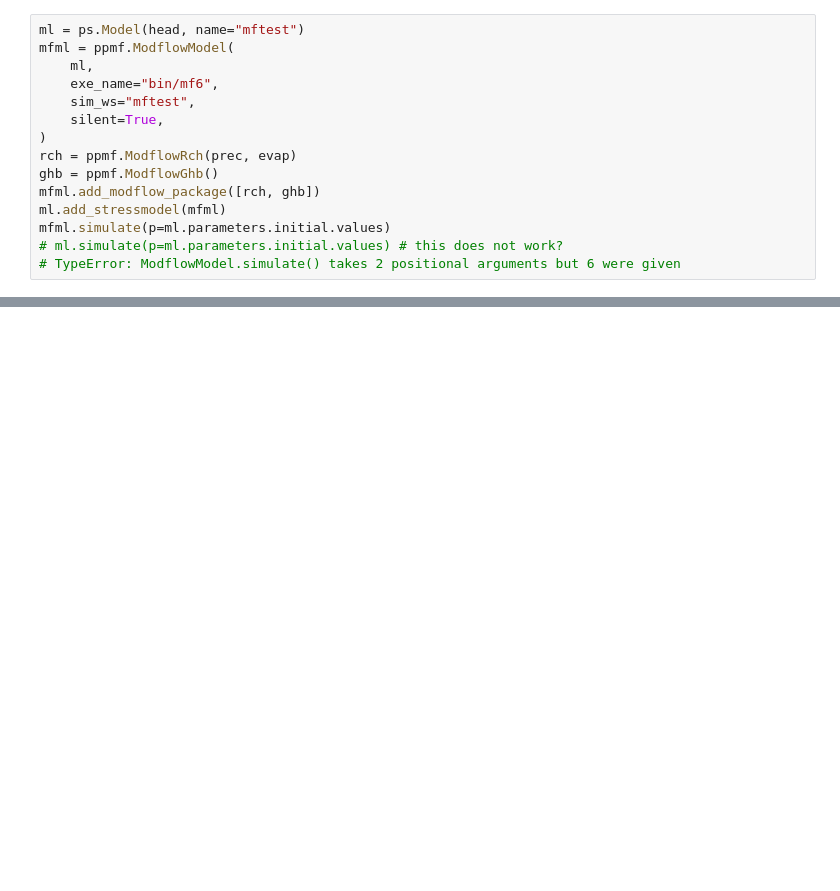
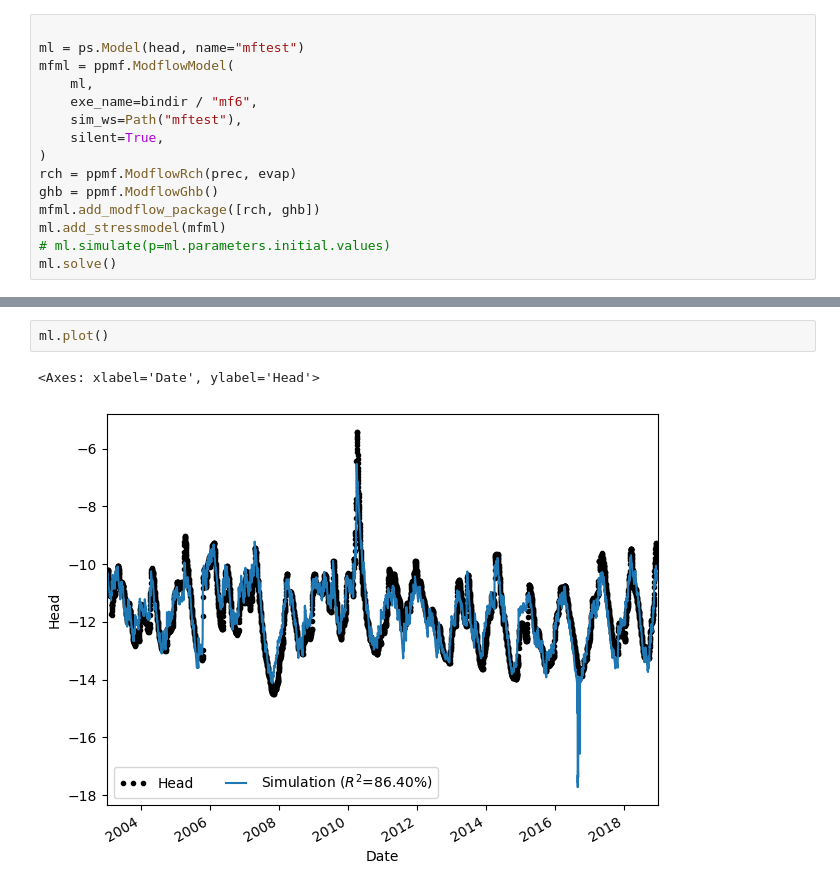
Before and after one commit to pastas/pastas-plugins, a Jupyter notebook: docs/examples/modflow_newstyle.ipynb, the cells around one changed output, grey strips where cells are left out. Saved outputs shown, nothing was run; the diff lists cells and outputs as text; blank space fills up the shorter version.

```diff
--- a/docs/examples/modflow_newstyle.ipynb
+++ b/docs/examples/modflow_newstyle.ipynb
@@ -24,15 +61,15 @@ prec = (
 # %%
+
 ml = ps.Model(head, name="mftest")
 mfml = ppmf.ModflowModel(
     ml,
-    exe_name="bin/mf6",
-    sim_ws="mftest",
+    exe_name=bindir / "mf6",
+    sim_ws=Path("mftest"),
     silent=True,
 )
 rch = ppmf.ModflowRch(prec, evap)
 ghb = ppmf.ModflowGhb()
 mfml.add_modflow_package([rch, ghb])
 ml.add_stressmodel(mfml)
-mfml.simulate(p=ml.parameters.initial.values)
-# ml.simulate(p=ml.parameters.initial.values) # this does not work?
-# TypeError: ModflowModel.simulate() takes 2 positional arguments but 6 were given
+# ml.simulate(p=ml.parameters.initial.values)
+ml.solve()
@@ -38,0 +95,5 @@ mfml.simulate(p=ml.parameters.initial.values)
+# %%
+ml.plot()
+# %% [output]
+<Axes: xlabel='Date', ylabel='Head'>
+[figure, added]
```
Also changed, not shown: parts of 10 cells of this notebook.
